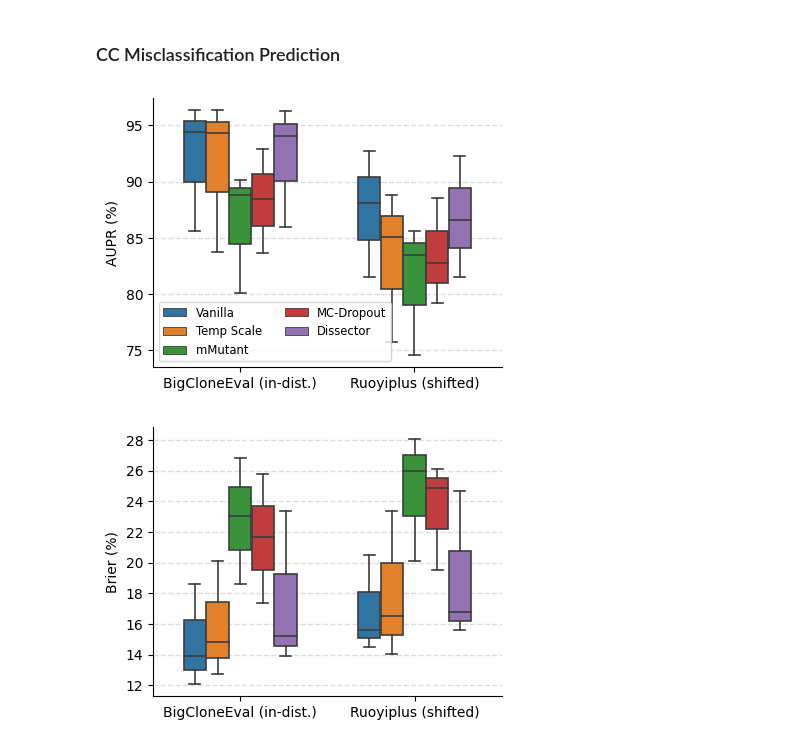
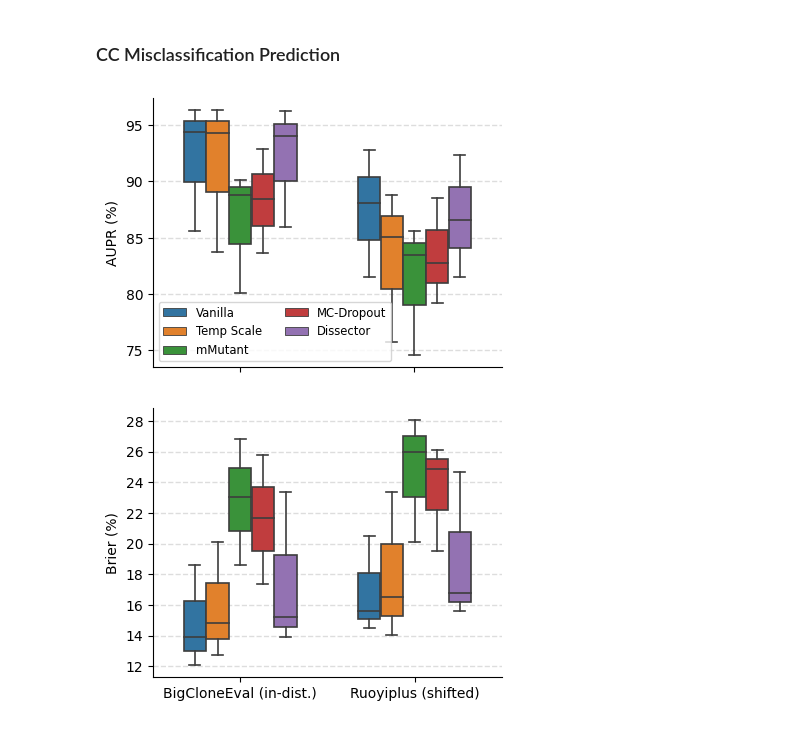
Before and after one commit to yul091/UncertaintyPL, a Jupyter notebook: notebooks/case_study.ipynb, the cells around one changed output. Saved outputs shown, nothing was run; the diff lists cells and outputs as text; code cells hidden in the pictures.

```diff
--- a/notebooks/case_study.ipynb
+++ b/notebooks/case_study.ipynb
@@ -298,34 +299,35 @@ data_melt = pd.melt(
     var_name='Shift_Intensity',
     value_name='AUPR',
 )
 data_melt['Shift_Intensity'] = data_melt['Shift_Intensity'].map(shift_intensity_names)
 
 # Plot boxplot using seaborn
 method_order = ['Vanilla', 'Temp Scale', 'mMutant', 'MC-Dropout', 'Dissector']
 plt.figure(figsize=(4.5, 3.5))
 plt.grid(True, color='#DDDDDD', linestyle='--', linewidth=1)
 ax = sns.boxplot(
     data=data_melt,
     x='Shift_Intensity',
     y='AUPR',
     hue='Method',
     hue_order=method_order,
     width=0.65,
     linewidth=1.2,
 )
 ax.set_axisbelow(True)
 ax.spines['right'].set_visible(False)
 ax.spines['top'].set_visible(False)
 ax.legend(ncols=2, fontsize='small')
 # set the y-axis tick labels as integers
+ax.set_xticklabels(['']*2)
 ax.yaxis.set_major_formatter(plt.FormatStrFormatter('%d'))
 plt.title('')
 plt.xlabel('')
 plt.ylabel('AUPR (%)')
 plt.savefig('../Figure/case_cc_aupr.pdf', bbox_inches='tight')
 plt.show()
 # %% [output]
-[figure, old version]
+[figure, new version]
 # %%
 cc_df_brier = pd.DataFrame({
     'Method': ['Temp Scale', 'Entropy', 'mMutant', 'Vanilla', 'MC-Dropout', 'Dissector'] * 3,
```
Also changed, not shown: parts of 1 cell of this notebook, 3 other files.
